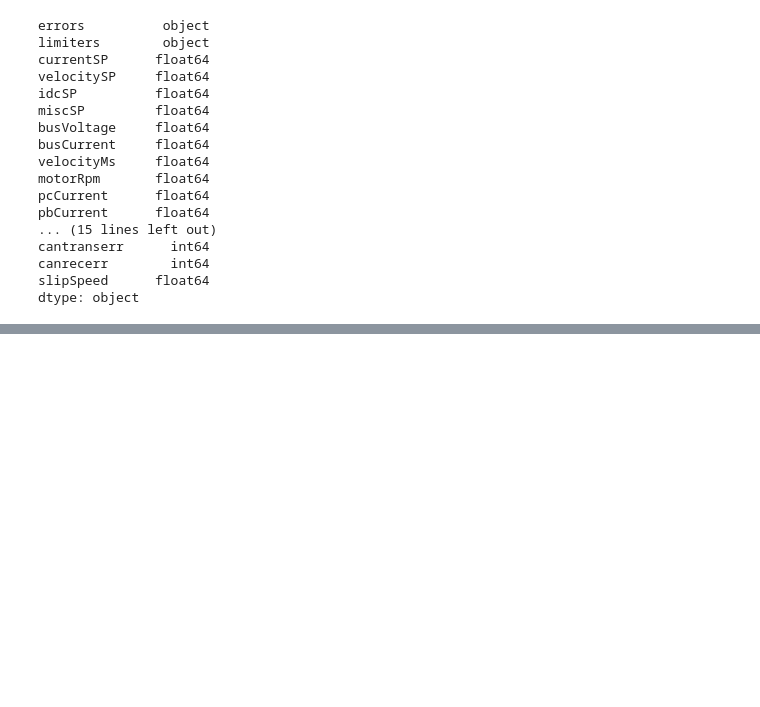
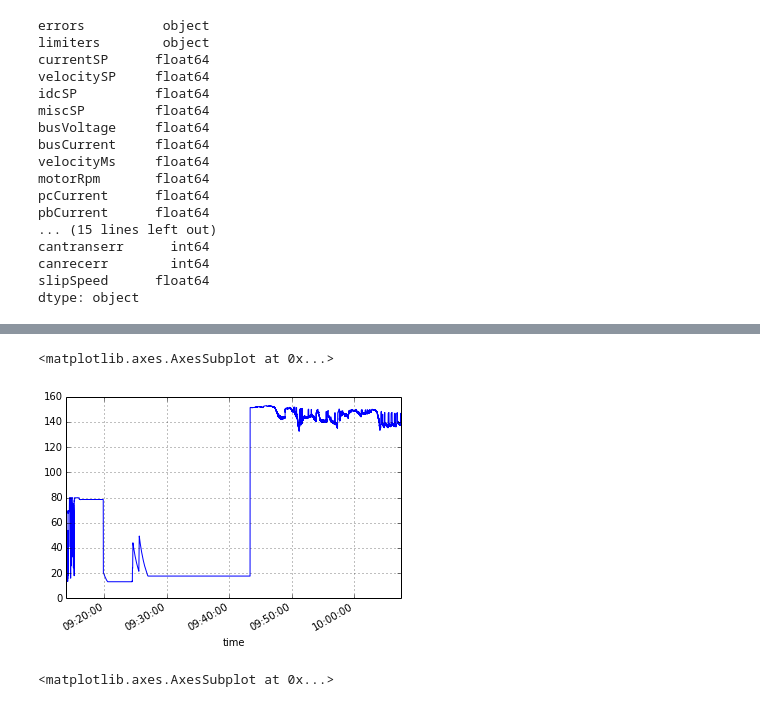
Before and after one commit to ereodeereigeo/dataTritiumWS22, a Jupyter notebook: reindexar en tiempo.ipynb, the cells around one changed output, grey strips where cells are left out. Cells and saved outputs as stored; diff of their text form; code cells hidden in the pictures; blank space fills up the shorter version.

```diff
--- a/reindexar en tiempo.ipynb
+++ b/reindexar en tiempo.ipynb
@@ -53,6 +53,6 @@ for tablas in data:
     motor = tablas[tablas['errors']<' 0x40']
     if len(motor.values) != 0:
         motor1.append(motor)
-    motor = tablas[tablas['errors']>' 0x40']
+    motor = tablas[tablas['errors']>=' 0x40']
     if len(motor.values) != 0:
-       motor2.append(motor)
+        motor2.append(motor)
@@ -79,3 +79,3 @@ motor2
 # %%
-motor1total = pd.concat(motor1, axis = 1)
-motor2total = pd.concat(motor2, axis = 1)
+motor1total = motor1[0].append(motor1[1])
+motor2total = motor2[0].append(motor2[1])
@@ -86,3 +82,11 @@ motor2total = pd.concat(motor2, axis = 1)
+# %%
+#motor2[0]['busVoltage'].plot()
+motor1[0]['busVoltage'].plot()
+# %% [output]
+<matplotlib.axes.AxesSubplot at 0x...>
+[figure, added]
 # %%
 motor1total['busVoltage'].plot()
 motor2total['busVoltage'].plot()
+# %% [output]
+<matplotlib.axes.AxesSubplot at 0x...>
```
Also changed, not shown: parts of 3 cells of this notebook.
